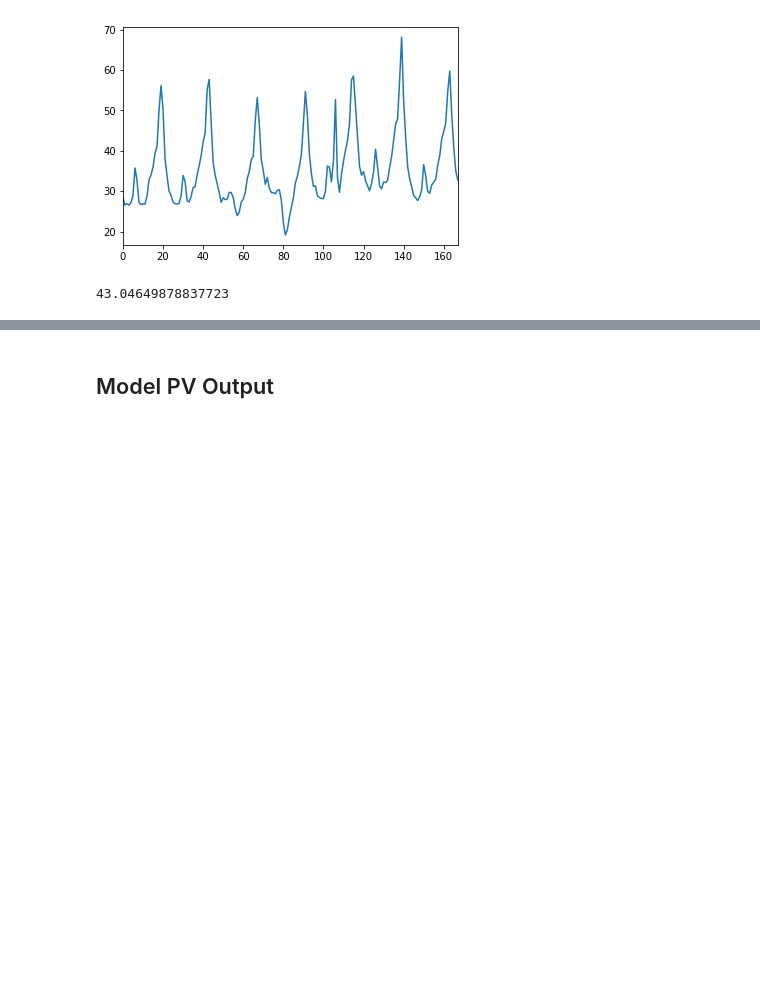
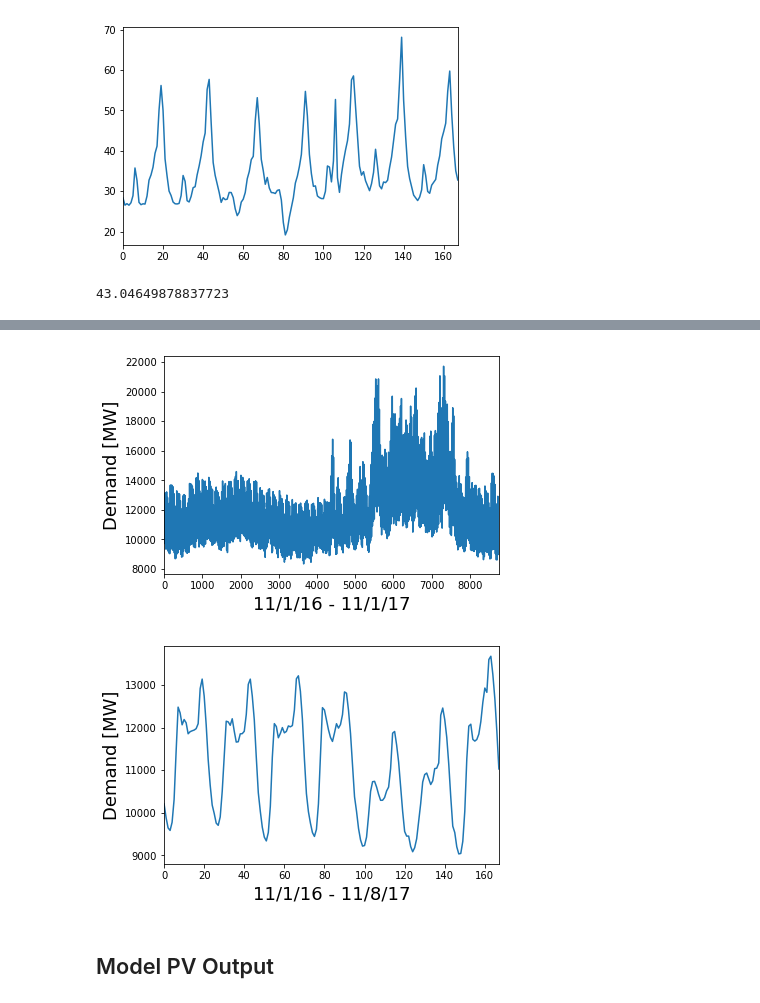
Before and after one commit to UWSEDS-aut17/SunDial, a Jupyter notebook: Loading_Data_and_Defining_subtasks.ipynb, the cells around one changed output, grey strips where cells are left out. Drawn from its saved outputs; the diff is of its cells as text; code cells hidden in the pictures; blank space fills up the shorter version.

Commit message:
added energy demand download and parse section

```diff
--- a/Loading_Data_and_Defining_subtasks.ipynb
+++ b/Loading_Data_and_Defining_subtasks.ipynb
@@ -102,6 +103,6 @@ Downloading 4c9e26f.zip
 Extracting zip
 # %%
 j = 1
-URL = 'http://oasis.caiso.com/oasisapi/SingleZip?queryname=PRC_LMP&startdatetime=' + start_times[j] + 'T07:00-0000&enddatetime=' + end_times[j] + 'T07:00-0000&version=1&market_run_id=DAM&node=' + Node_location
+URL = 'http://oasis.caiso.com/oasisapi/SingleZip?queryname=SLD_FCST&startdatetime=' + start_times[j] + 'T07:00-0000&enddatetime=' + end_times[j] + 'T07:00-0000&version=1&market_run_id=ACTUAL'
 URL
 # %% [output]
@@ -321,0 +325,12 @@ df5.LMP.mean()
+# %%
+#Download Energy Demand data
+start_times = ['20161101','20161201','20161231','20170130','20170227','20170326','20170425','20170524','20170623','20170722','20170821','20170920','20171019']
+end_times = ['20161201','20161231','20170130','20170227','20170326','20170425','20170524','20170623','20170722','20170821','20170920','20171019','20171101']
+
+#Can only request data for 30 days at a time
+xml_fn_demand = []
+for j in range(13):
+    URL = 'http://oasis.caiso.com/oasisapi/SingleZip?queryname=SLD_FCST&startdatetime=' + start_times[j] + 'T07:00-0000&enddatetime=' + end_times[j] + 'T07:00-0000&version=1&market_run_id=ACTUAL'
+    fn = utils.get_data(URL,'zip')
+    xml_fn_demand.append(fn)
+    timefn.sleep(5) #so you don't get denied access
@@ -341,0 +380,20 @@ SyntaxError: invalid syntax (<ipython-input-54-73caad9f0082>, line 5)
+# %%
+df1 = df1.sort_values('time')
+df1.shape
+
+df8 = df1.reset_index(drop=True)
+
+df9 = df8.convert_objects(convert_numeric=True)
+
+ax6 = df9.DEM_MW.plot()
+ax6.set_ylabel('Demand [MW]', fontsize=18)
+ax6.set_xlabel('11/1/16 - 11/1/17',fontsize=18)
+plt.show()
+
+ax7 = df9.DEM_MW[:168].plot()
+ax7.set_ylabel('Demand [MW]', fontsize=18)
+ax7.set_xlabel('11/1/16 - 11/8/17',fontsize=18)
+plt.show()
+# %% [output]
+[figure, added]
+[figure, added]
```
Also changed, not shown: parts of 6 cells of this notebook.
